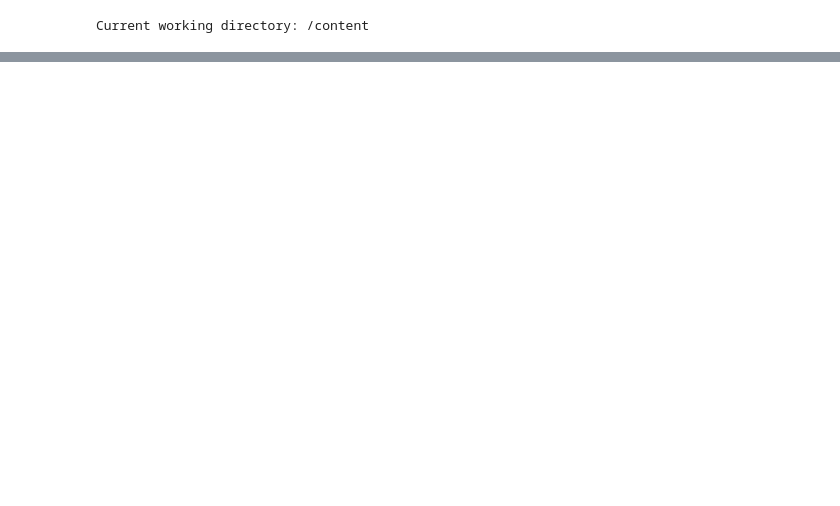
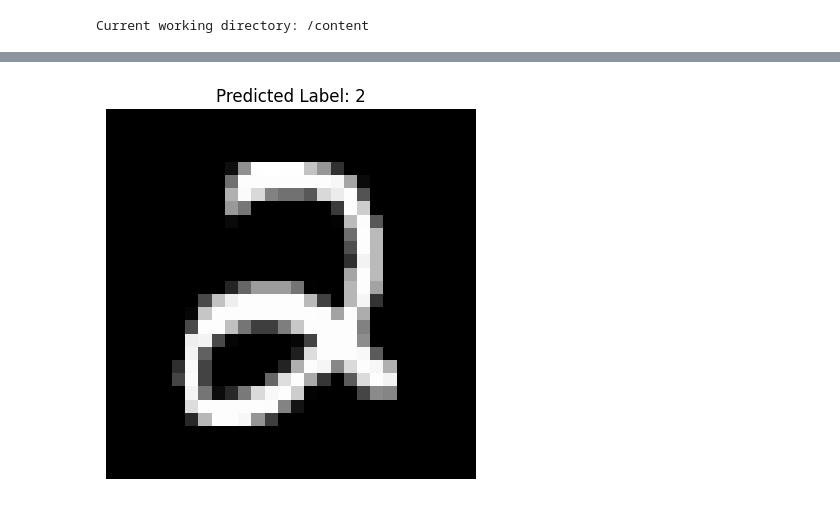
Before and after one commit to Imran-co/Imran, a Jupyter notebook: Project_Test_with_Output_using_ann.ipynb, the cells around one changed output, grey strips where cells are left out. Saved outputs shown, nothing was run; the diff lists cells and outputs as text; code cells hidden in the pictures; blank space fills up the shorter version.

```diff
--- a/Project_Test_with_Output_using_ann.ipynb
+++ b/Project_Test_with_Output_using_ann.ipynb
@@ -359,0 +415,8 @@ Predicted digit for image 100: 2
+# %%
+import h5py
+
+try:
+    with h5py.File("trained_ann_model.h5", "r") as f:
+        print("Valid HDF5 file")
+except Exception as e:
+    print("Not a valid HDF5 file:", e)
@@ -359,0 +429,2 @@ Predicted digit for image 100: 2
+# %%
+ann_model = keras.models.load_model("trained_ann_model.h5")
@@ -359,0 +597,13 @@ Predicted digit for image 100: 2
+# %%
+# Function to predict and display results
+def predict_image(index):
+    image = x_test[index].reshape(1, 784)  # Reshape to original format
+    prediction = np.argmax(model.predict(image))  # Get predicted label
+    plt.imshow(x_test[index].reshape(28, 28), cmap='gray')
+    plt.title(f"Predicted Label: {prediction}")
+    plt.axis('off')
+    plt.show()
+
+# Test with a random image
+predict_image(1565)
+# %% [output]
@@ -359,0 +611 @@ Predicted digit for image 100: 2
+[figure, added]
```
Also changed, not shown: parts of 20 cells of this notebook.
